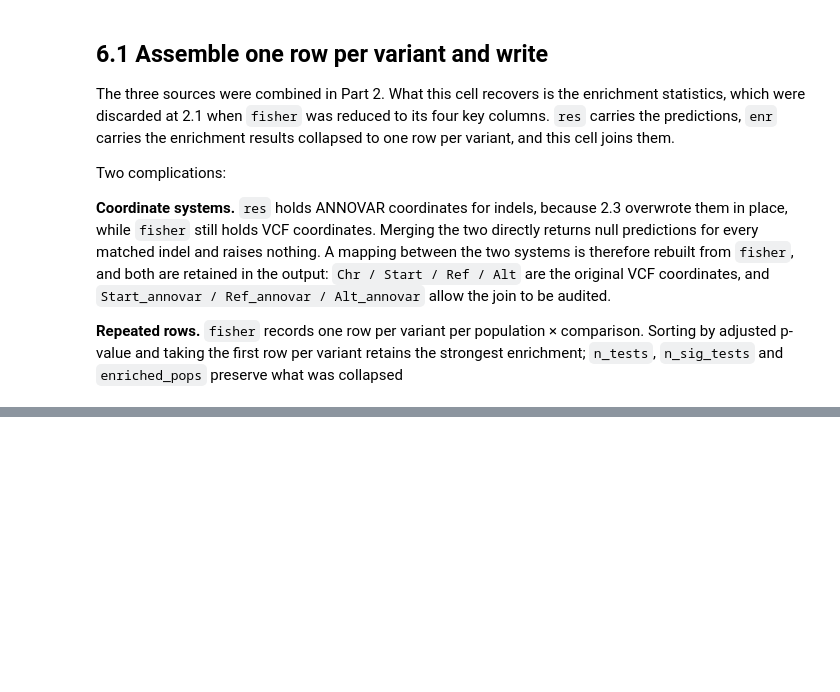
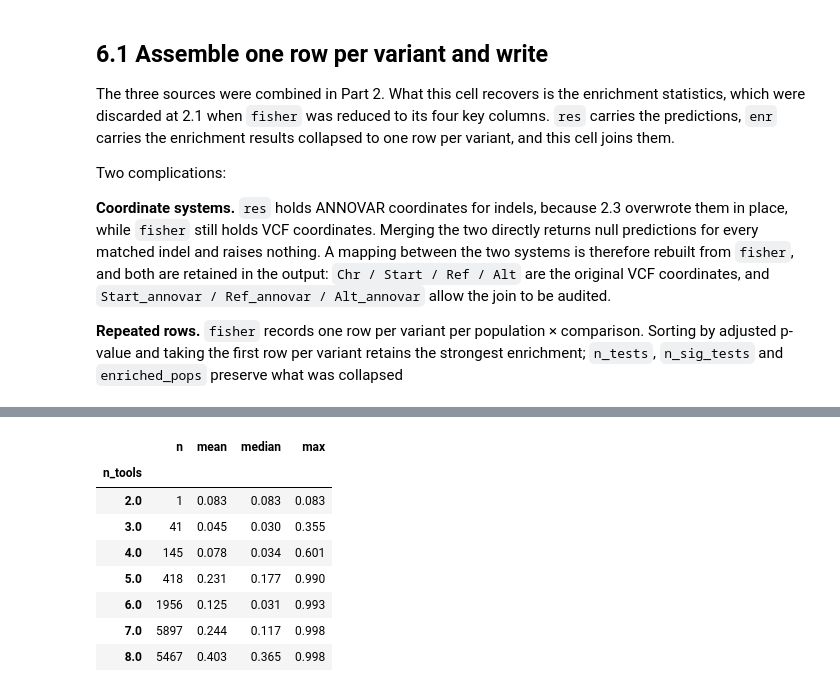
Before and after one commit to il328/oncokb-annotator, a Jupyter notebook: final_pipeline.ipynb, the cells around one changed output, grey strips where cells are left out. Cells and saved outputs as stored; diff of their text form; code cells hidden in the pictures; blank space fills up the shorter version.

```diff
--- a/final_pipeline.ipynb
+++ b/final_pipeline.ipynb
@@ -706,0 +718,13 @@ wrote fisher_predictions.tsv.gz (109471, 20)
+# %%
+display(res[mask_model].groupby("n_tools")["probability"]
+           .agg(n="size", mean="mean", median="median", max="max").round(3))
+# %% [output]
+|  | n | mean | median | max |
+| n_tools |  |  |  |  |
+| 2.0 | 1 | 0.083 | 0.083 | 0.083 |
+| 3.0 | 41 | 0.045 | 0.030 | 0.355 |
+| 4.0 | 145 | 0.078 | 0.034 | 0.601 |
+| 5.0 | 418 | 0.231 | 0.177 | 0.990 |
+| 6.0 | 1956 | 0.125 | 0.031 | 0.993 |
+| 7.0 | 5897 | 0.244 | 0.117 | 0.998 |
+| 8.0 | 5467 | 0.403 | 0.365 | 0.998 |
```
Also changed, not shown: parts of 6 cells of this notebook.
